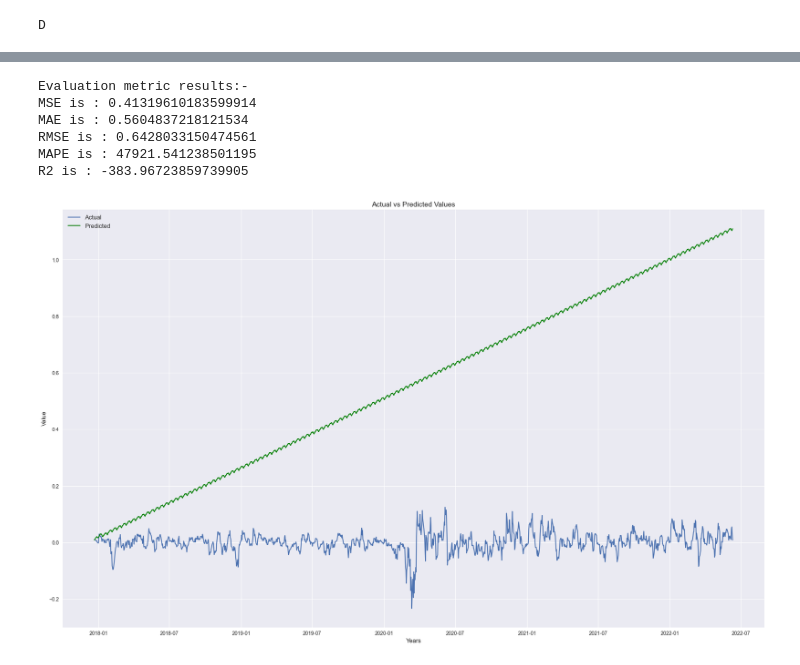
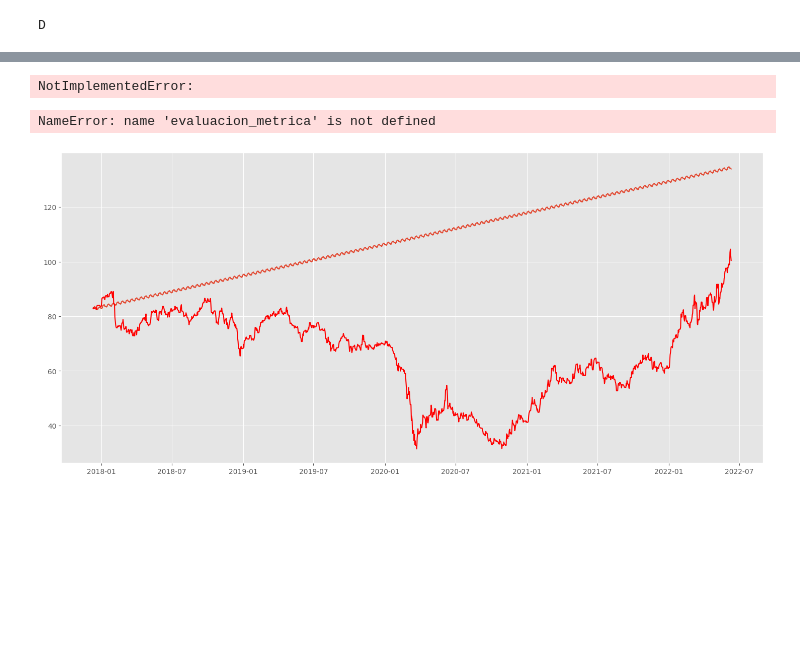
Before and after one commit to russiaonice/ML_ExxonMobile_Forecast, a Jupyter notebook: SARIMA_broken.ipynb, the cells around one changed output, grey strips where cells are left out. Saved outputs shown, nothing was run; the diff lists cells and outputs as text; code cells hidden in the pictures; blank space fills up the shorter version.

```diff
--- a/SARIMA_broken.ipynb
+++ b/SARIMA_broken.ipynb
@@ -579,24 +562,17 @@ def evaluacion_metrica(y_true, y_pred):
     print(f'RMSE is : {np.sqrt(metrics.mean_squared_error(y_true, y_pred))}')
     print(f'MAPE is : {mean_absolute_percentage_error(y_true, y_pred)}')
     print(f'R2 is : {metrics.r2_score(y_true, y_pred)}',end='\n\n')
+# %%
+predictions = arima_model.predict(1)
+print("mean_squared_error:", mean_squared_error(test_data, predictions))
+# %% [output]
+NotImplementedError:
 # %%
-evaluacion_metrica(test_data,arima_pred)
+evaluacion_metrica(test_data,predictions)
 # %% [output]
-Evaluation metric results:-
-MSE is : 0.41319610183599914
-MAE is : 0.5604837218121534
-RMSE is : 0.6428033150474561
-MAPE is : 47921.541238501195
-R2 is : -383.96723859739905
+NameError: name 'evaluacion_metrica' is not defined
-# %%
-plt.figure(figsize=(25, 15))
-plt.plot(test_data, '-', label='Actual')
-plt.plot(arima_pred, '-', color='green', label='Predicted')
-plt.xlabel('Years', fontsize=12)
-plt.ylabel('Value', fontsize=12)
-
-plt.title('Actual vs Predicted Values', fontsize=14)
-plt.legend(fontsize=12)
-plt.show()
-# %% [output]
-[figure, removed]
+# %%
+plt.plot(predictionss)
+plt.plot(test_data)
+# %% [output]
+[figure, added]
```
Also changed, not shown: parts of 27 cells of this notebook.
